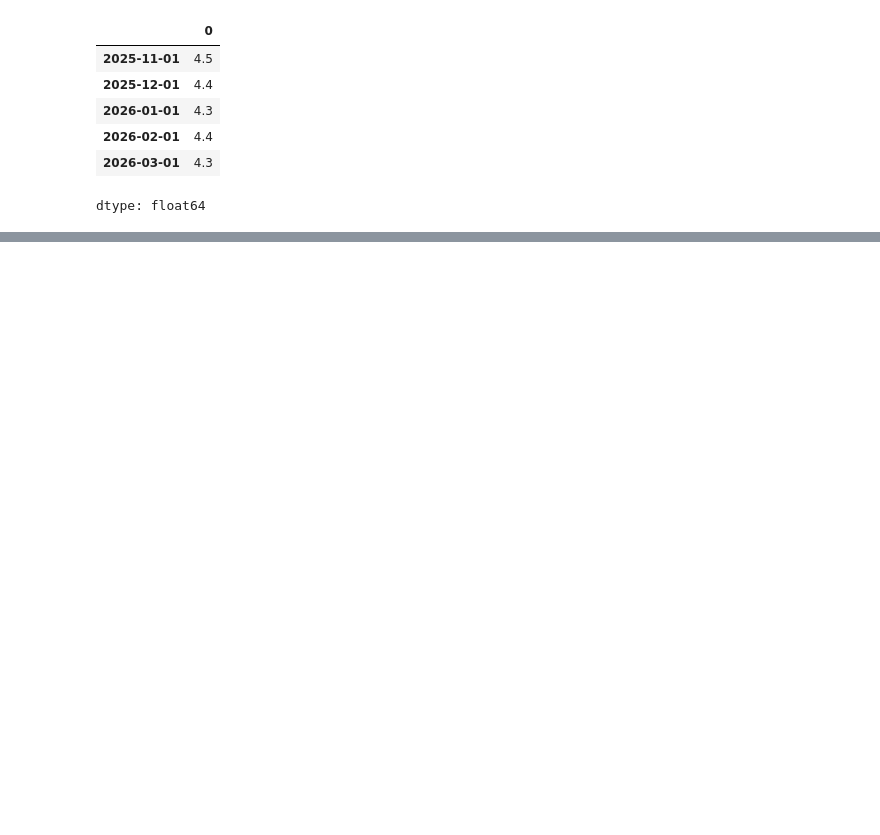
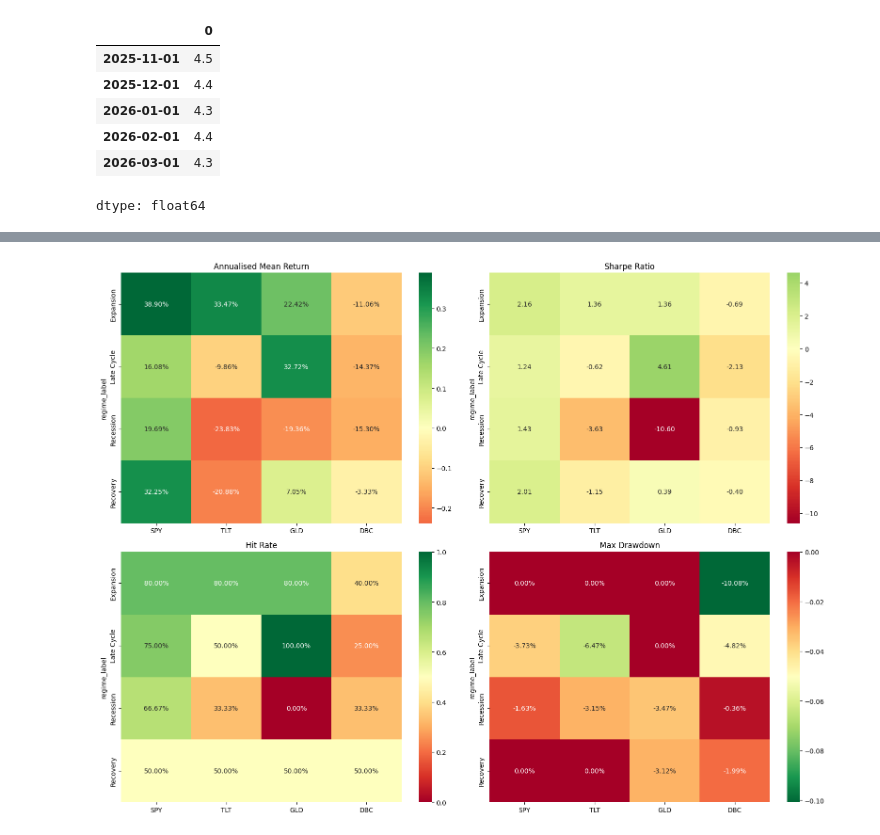
Before and after one commit to dhfricard-coder/1_macro-regime-classifier, a Jupyter notebook: 01_setup_and_fred_test.ipynb, the cells around one changed output, grey strips where cells are left out. Saved outputs shown, nothing was run; the diff lists cells and outputs as text; code cells hidden in the pictures; blank space fills up the shorter version.

Commit message:
Finalised code step 5 Build the risk framework

```diff
--- a/01_setup_and_fred_test.ipynb
+++ b/01_setup_and_fred_test.ipynb
@@ -243,0 +272,70 @@ merged = returns.join(regime_monthly, how='inner').dropna()
+# %%
+import numpy as np
+import pandas as pd
+import seaborn as sns
+import matplotlib.pyplot as plt
+#Compute statistics per regime per asset
+#You compute performance metrics (returns, risk, drawdowns) for each asset within each regime, then visualize results
+# =========================
+# Metrics
+# =========================
+def sharpe(x):
+    return x.mean() / x.std() * np.sqrt(12)
+
+def hit_rate(x):
+    return (x > 0).mean()  # % of periods with positive returns
+
+def max_dd(x):  # Measures largest loss from peak to trough
+    cum = (1 + x).cumprod()
+    return (cum / cum.cummax() - 1).min()
+
+# =========================
+# Compute metrics by regime
+# =========================
+results = {}
+
+for asset in tickers:
+    results[asset] = merged.groupby('regime_label')[asset].agg([
+        ('Mean Return', lambda x: x.mean() * 12),
+        ('Sharpe', sharpe),
+        ('Hit Rate', hit_rate),
+        ('Max Drawdown', max_dd)
+    ])
+
+# =========================
+# Helper to extract metric
+# =========================
+def build_metric_df(results, tickers, metric):
+    return pd.DataFrame({a: results[a][metric] for a in tickers})
+
+# Build all matrices
+mean_df   = build_metric_df(results, tickers, 'Mean Return')
+sharpe_df = build_metric_df(results, tickers, 'Sharpe')
+hit_df    = build_metric_df(results, tickers, 'Hit Rate')
+dd_df     = build_metric_df(results, tickers, 'Max Drawdown')
+
+# =========================
+# Plot all heatmaps together
+# =========================
+fig, axes = plt.subplots(2, 2, figsize=(16, 12))
+
+# Mean Return
+sns.heatmap(mean_df, annot=True, fmt='.2%', cmap='RdYlGn', center=0, ax=axes[0, 0])
+axes[0, 0].set_title('Annualised Mean Return')
+
+# Sharpe
+sns.heatmap(sharpe_df, annot=True, fmt='.2f', cmap='RdYlGn', center=0, ax=axes[0, 1])
+axes[0, 1].set_title('Sharpe Ratio')
+
+# Hit Rate
+sns.heatmap(hit_df, annot=True, fmt='.2%', cmap='RdYlGn', center=0.5, ax=axes[1, 0])
+axes[1, 0].set_title('Hit Rate')
+
+# Max Drawdown (reversed colors: worse = red)
+sns.heatmap(dd_df, annot=True, fmt='.2%', cmap='RdYlGn_r', ax=axes[1, 1])
+axes[1, 1].set_title('Max Drawdown')
+
+plt.tight_layout()
+plt.show()
+# %% [output]
+[figure, added]
```
Also changed, not shown: parts of 18 cells of this notebook.
